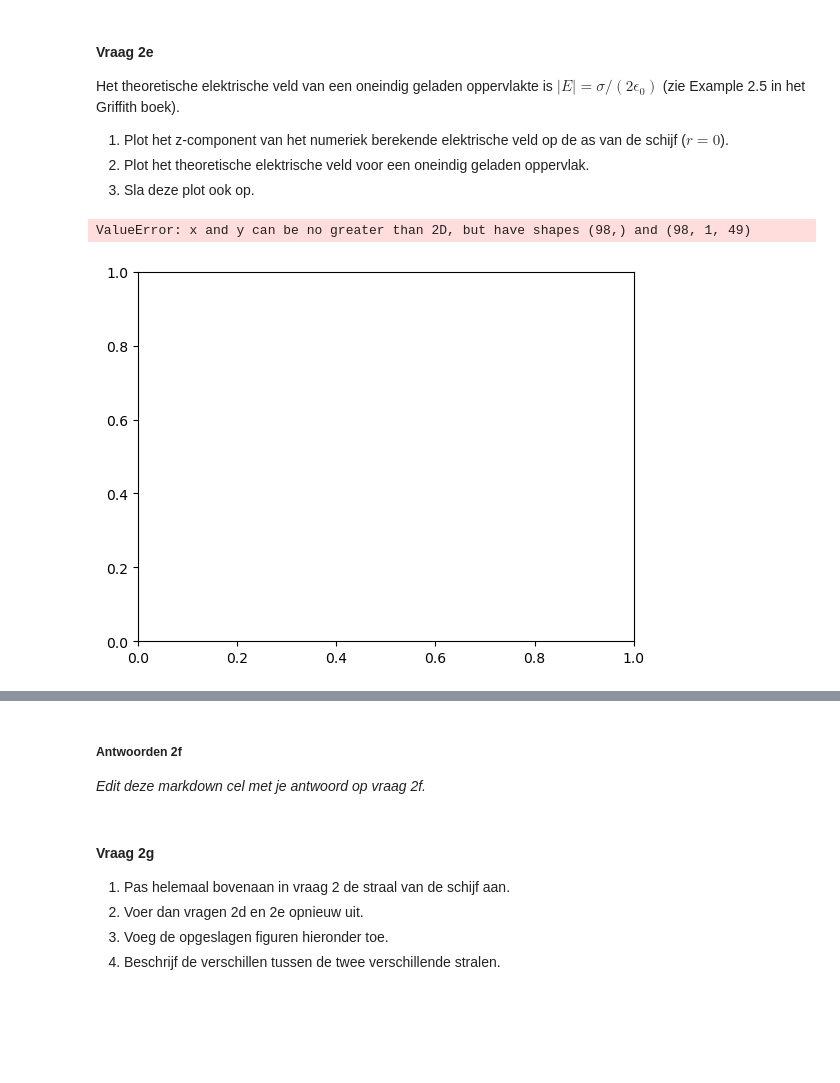
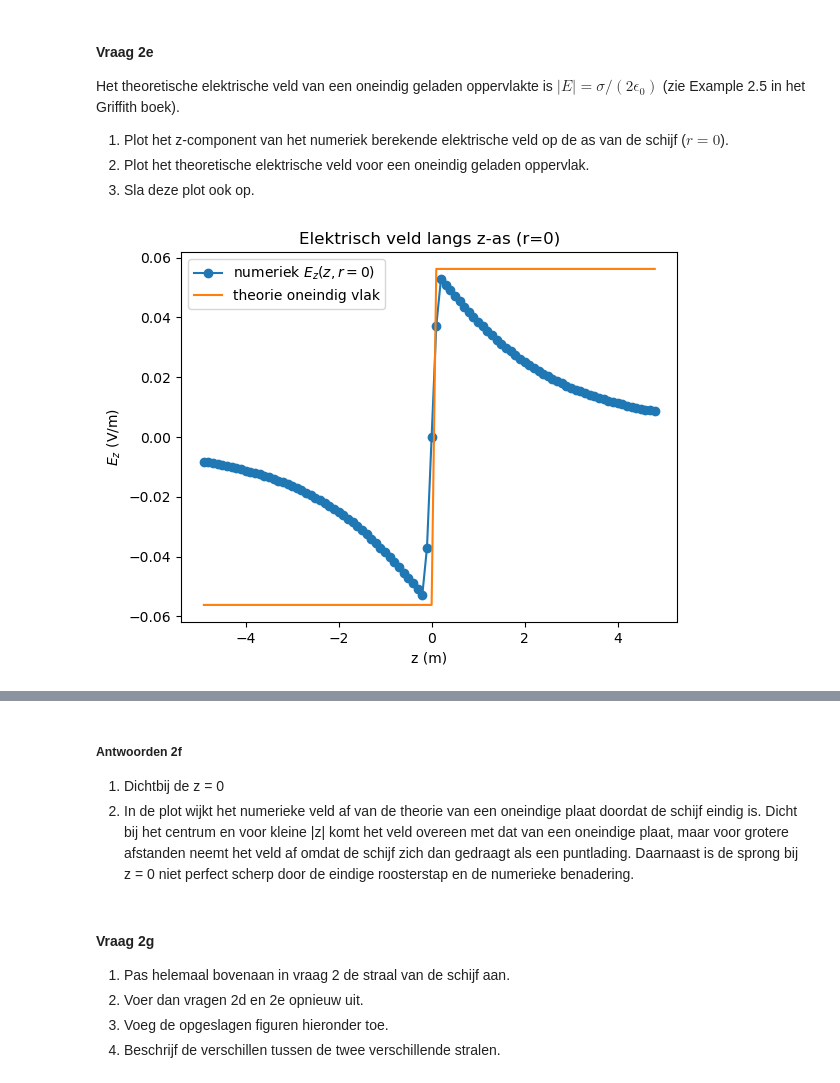
Before and after one commit to JensGroen/opdrachten-DEF-D, a Jupyter notebook: DigitaleOntwerpopdrachten/1CondensatorOpdracht/CondensatorOntwerpopdracht.ipynb, the cells around one changed output, grey strips where cells are left out. Cells and saved outputs as stored; diff of their text form; code cells hidden in the pictures; blank space fills up the shorter version.

```diff
--- a/DigitaleOntwerpopdrachten/1CondensatorOpdracht/CondensatorOntwerpopdracht.ipynb
+++ b/DigitaleOntwerpopdrachten/1CondensatorOpdracht/CondensatorOntwerpopdracht.ipynb
@@ -295,33 +295,32 @@ Het theoretische elektrische veld van een oneindig geladen oppervlakte is $|E| =
 # %%
 # index van r = 0 zoeken in r_for_E (niet in r!)
 indexr0_E = None
 for i in range(len(r_for_E)):
     if abs(r_for_E[i]) < 1e-10:
         indexr0_E = i
         break
 
 # numeriek Ez op de z-as (r = 0)
-E_num_z = Ez[:, indexr0_E]
+E_num_z = Ez[:, 0, indexr0_E]
 
 # theoretisch veld van oneindig vlak
 E0 = sigma / (2 * e0)
 E_theorie = E0 * np.sign(z_for_E)
 
 # plot
 plt.figure()
 plt.plot(z_for_E, E_num_z, "o-", label="numeriek $E_z(z,r=0)$")
 plt.plot(z_for_E, E_theorie, "-", label="theorie oneindig vlak")
 
 plt.xlabel("z (m)")
 plt.ylabel("$E_z$ (V/m)")
 plt.title("Elektrisch veld langs z-as (r=0)")
 plt.legend()
 
 plt.savefig("vraag_2e.png", dpi=300)
 plt.show()
 # %% [output]
-ValueError: x and y can be no greater than 2D, but have shapes (98,) and (98, 1, 49)
-[figure, old version]
+[figure, new version]
 # %% [markdown]
 #### Vraag 2f
 1. Waar benadert het elektrische veld van een uniform geladen schijf dat van een oneindig geladen plaat?
@@ -329,7 +329,8 @@ ValueError: x and y can be no greater than 2D, but have shapes (98,) and (98, 1,
 # %% [markdown]
 ##### Antwoorden 2f
 
-*Edit deze markdown cel met je antwoord op vraag 2f.*
+1. Dichtbij de z = 0
+2. In de plot wijkt het numerieke veld af van de theorie van een oneindige plaat doordat de schijf eindig is. Dicht bij het centrum en voor kleine |z| komt het veld overeen met dat van een oneindige plaat, maar voor grotere afstanden neemt het veld af omdat de schijf zich dan gedraagt als een puntlading. Daarnaast is de sprong bij z = 0 niet perfect scherp door de eindige roosterstap en de numerieke benadering.
 # %% [markdown]
 #### Vraag 2g
 
```
Also changed, not shown: parts of 4 cells of this notebook, 4 other files.
